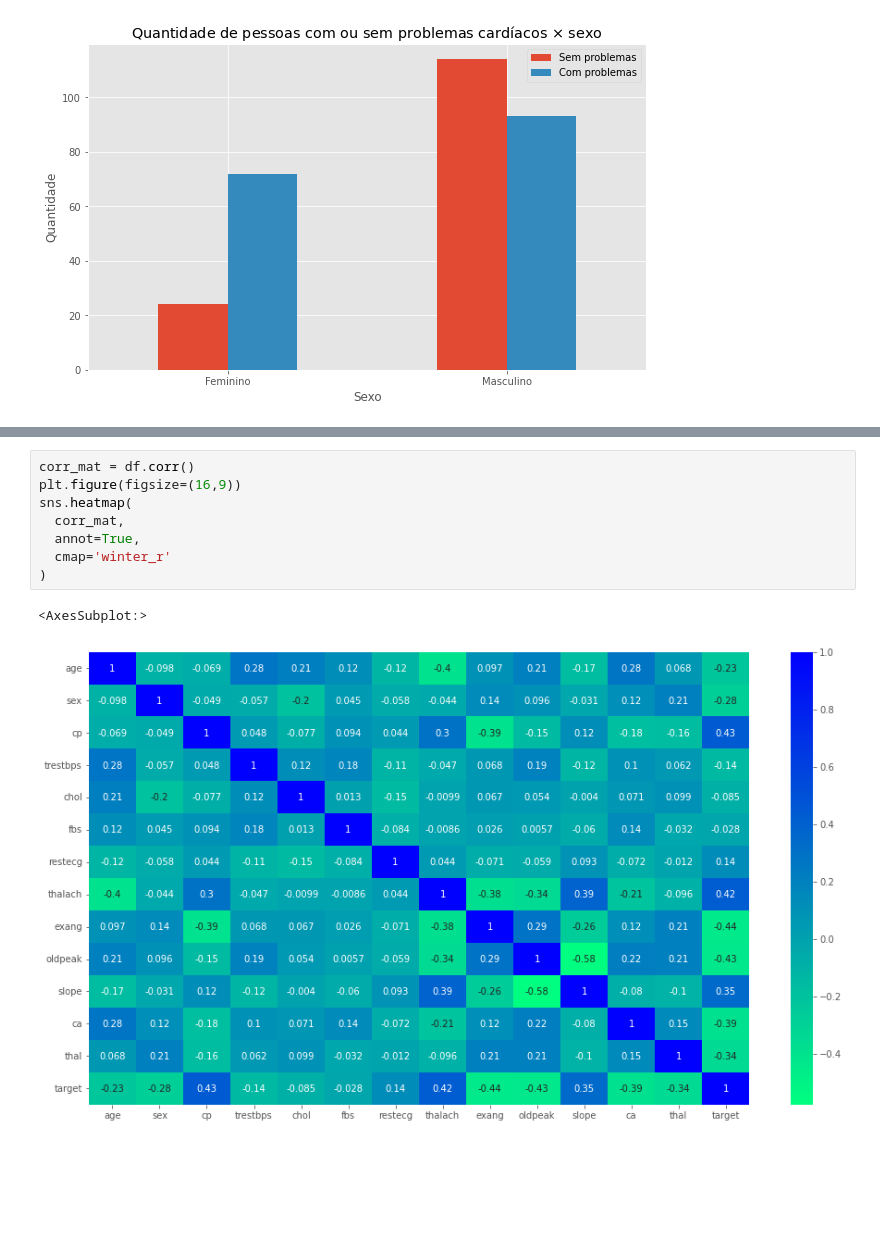
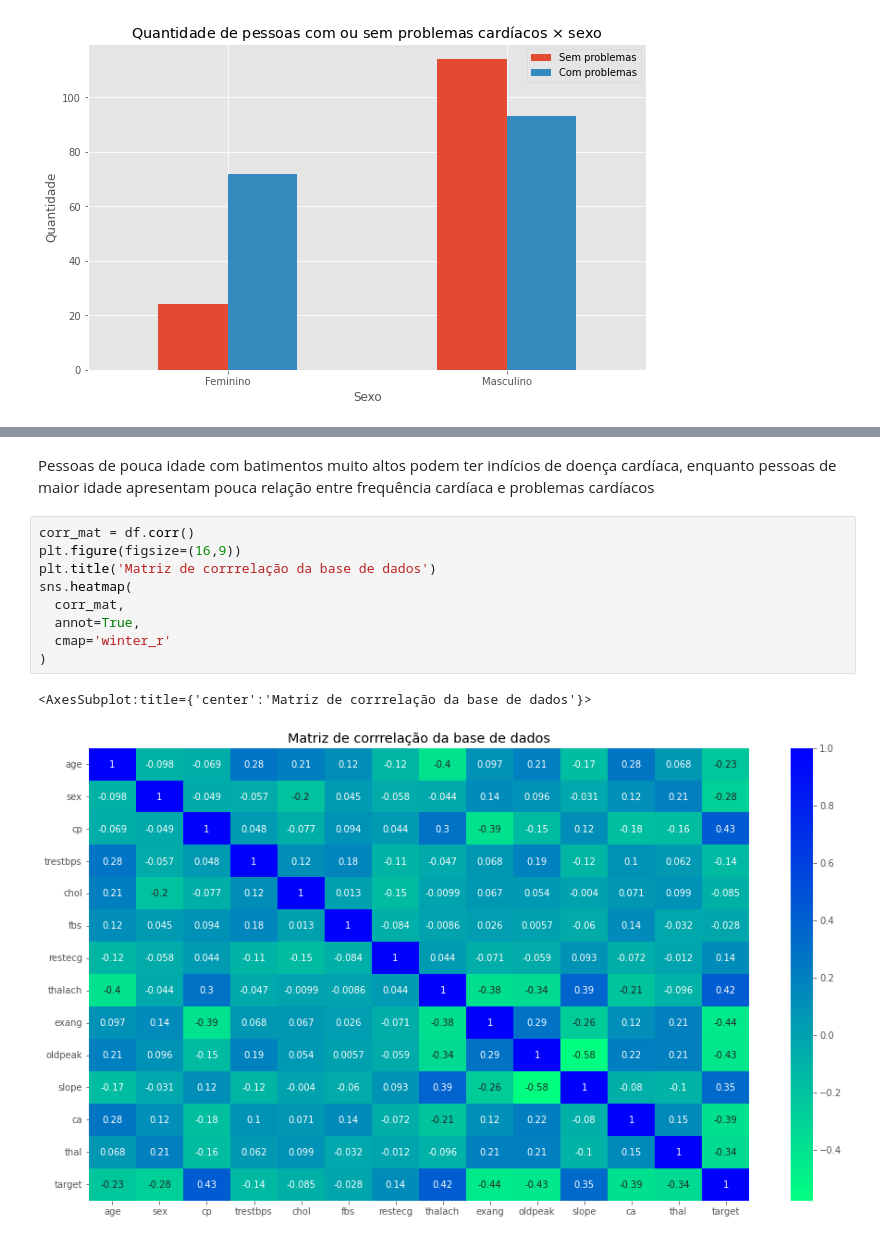
Before and after one commit to pesadaum/heart-disease-analysis, a Jupyter notebook: heart_disease_analysis.ipynb, the cells around one changed output, grey strips where cells are left out. Drawn from its saved outputs; the diff is of its cells as text; blank space fills up the shorter version.

```diff
--- a/heart_disease_analysis.ipynb
+++ b/heart_disease_analysis.ipynb
@@ -151,11 +200,14 @@ ax.legend(handles=sc.legend_elements()[0], labels=['Sem problemas', 'Com problem
+# %% [markdown]
+Pessoas de pouca idade com batimentos muito altos podem ter indícios de doença cardíaca, enquanto pessoas de maior idade apresentam pouca relação entre frequência cardíaca e problemas cardíacos
 # %%
 corr_mat = df.corr()
 plt.figure(figsize=(16,9))
+plt.title('Matriz de corrrelação da base de dados')
 sns.heatmap(
   corr_mat,
   annot=True,
   cmap='winter_r'
 )
 # %% [output]
-<AxesSubplot:>
+<AxesSubplot:title={'center':'Matriz de corrrelação da base de dados'}>
-[figure, old version]
+[figure, new version]
```
Also changed, not shown: parts of 13 cells of this notebook.
